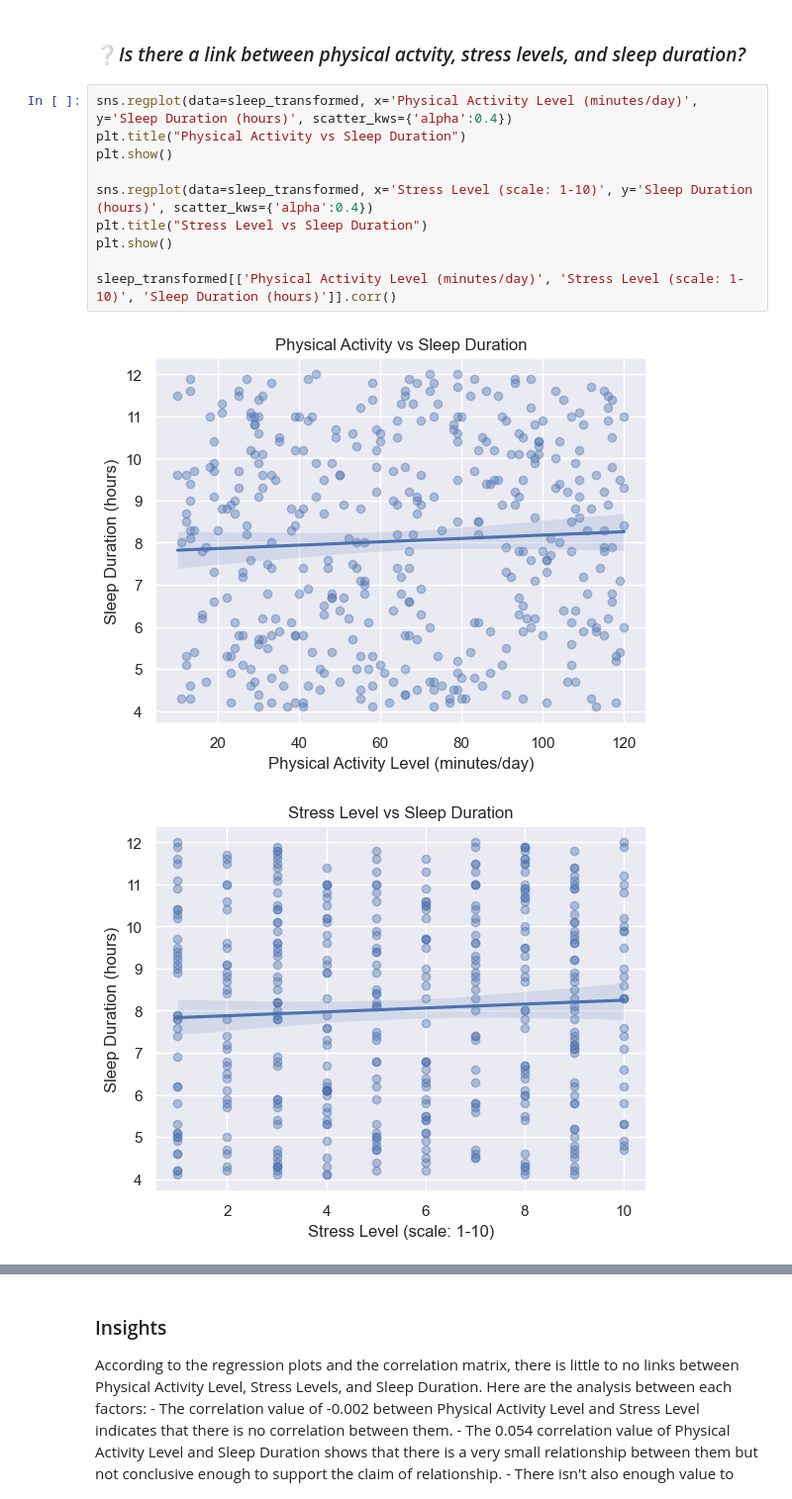
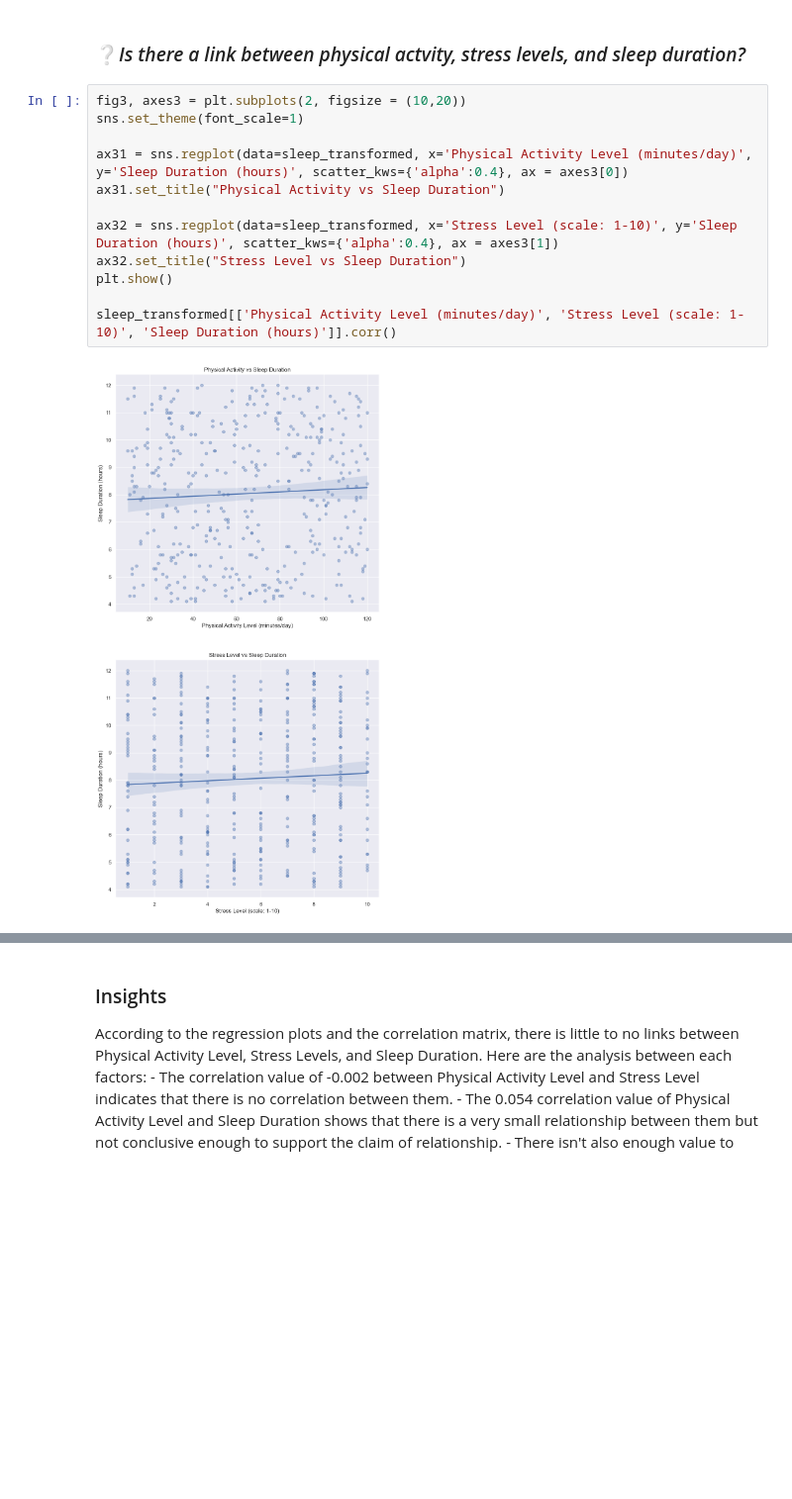
Before and after one commit to ascxiao/Sleep-Health-and-Lifestyle-Dataset, a Jupyter notebook: sleep.ipynb, the cells around one changed output, grey strips where cells are left out. Shown at 99% size. Drawn from its saved outputs; the diff is of its cells as text; blank space fills up the shorter version.

Commit message:
Modified some visualizations

```diff
--- a/sleep.ipynb
+++ b/sleep.ipynb
@@ -169,18 +169,19 @@ We can deduct that partipants who are engaged with their work and academics are
 # %% [markdown]
 <h3>❔<i>Is there a link between physical actvity, stress levels, and sleep duration?</i></h3>
 # %%
-sns.regplot(data=sleep_transformed, x='Physical Activity Level (minutes/day)', y='Sleep Duration (hours)', scatter_kws={'alpha':0.4})
-plt.title("Physical Activity vs Sleep Duration")
-plt.show()
+fig3, axes3 = plt.subplots(2, figsize = (10,20))
+sns.set_theme(font_scale=1)
 
-sns.regplot(data=sleep_transformed, x='Stress Level (scale: 1-10)', y='Sleep Duration (hours)', scatter_kws={'alpha':0.4})
-plt.title("Stress Level vs Sleep Duration")
+ax31 = sns.regplot(data=sleep_transformed, x='Physical Activity Level (minutes/day)', y='Sleep Duration (hours)', scatter_kws={'alpha':0.4}, ax = axes3[0])
+ax31.set_title("Physical Activity vs Sleep Duration")
+
+ax32 = sns.regplot(data=sleep_transformed, x='Stress Level (scale: 1-10)', y='Sleep Duration (hours)', scatter_kws={'alpha':0.4}, ax = axes3[1])
+ax32.set_title("Stress Level vs Sleep Duration")
 plt.show()
 
 sleep_transformed[['Physical Activity Level (minutes/day)', 'Stress Level (scale: 1-10)', 'Sleep Duration (hours)']].corr()
 # %% [output]
-[figure, old version]
+[figure, new version]
-[figure, removed]
 |  | Physical Activity Level (minutes/... | Stress Level (scale: 1-10) | Sleep Duration (hours) |
 | Physical Activity Level (minutes/... | 1.000000 | -0.00216 | 0.053806 |
 | Stress Level (scale: 1-10) | -0.002160 | 1.00000 | 0.054120 |
```
Also changed, not shown: parts of 8 cells of this notebook.
